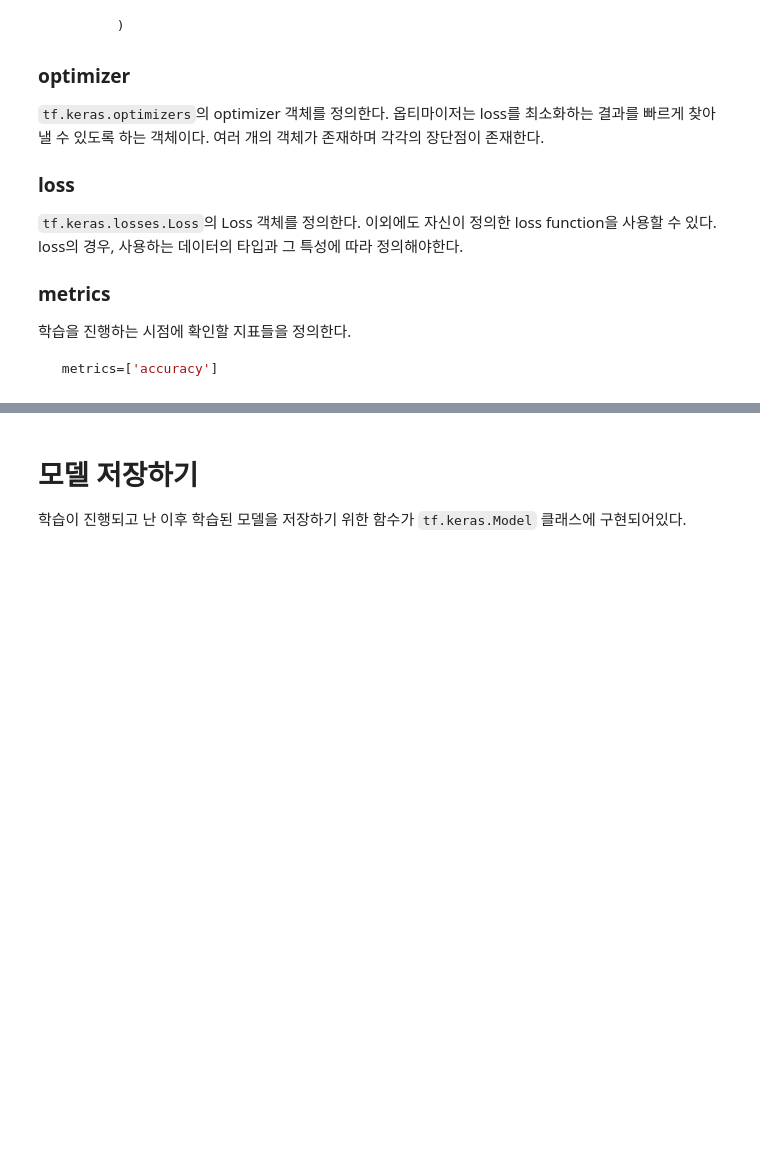
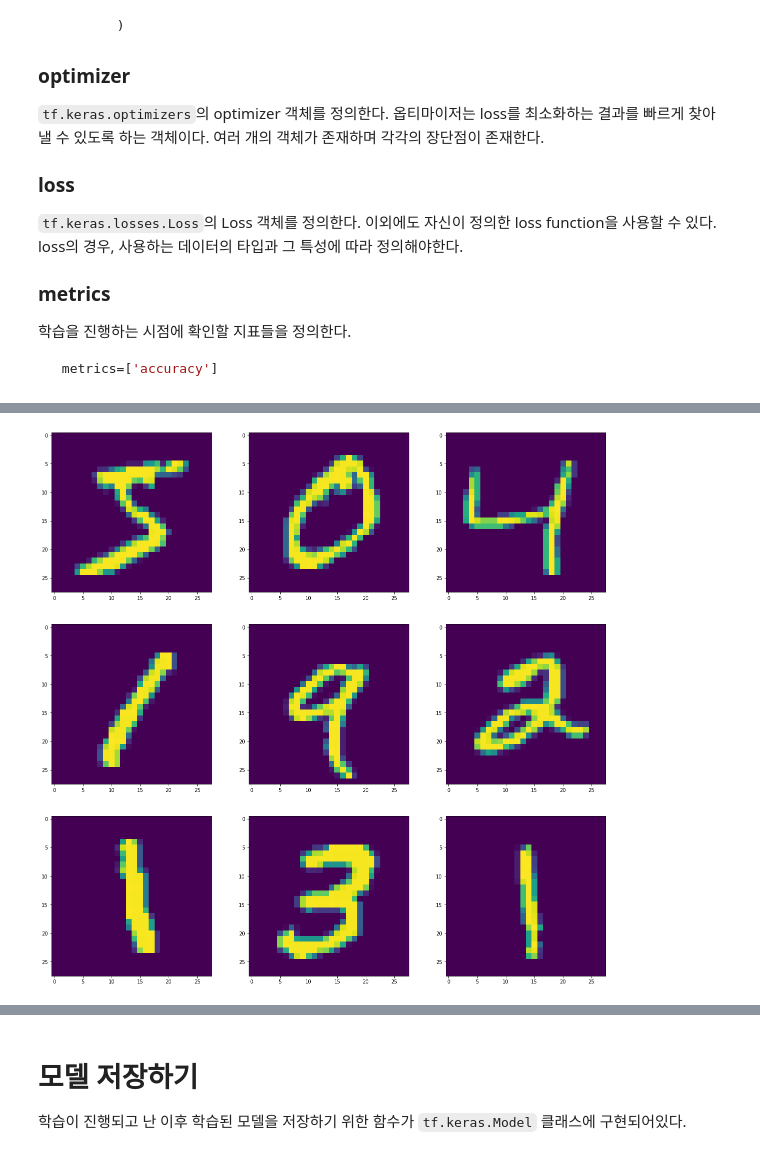
Before and after one commit to chanuuuuu/deep-learning-class, a Jupyter notebook: 2-1 Keras.ipynb, the cells around one changed output, grey strips where cells are left out. Saved outputs shown, nothing was run; the diff lists cells and outputs as text; code cells hidden in the pictures; blank space fills up the shorter version.

```diff
--- a/2-1 Keras.ipynb
+++ b/2-1 Keras.ipynb
@@ -147,0 +655,10 @@ keras를 사용하여 동일한 기능의 fully connected layer를 구현해보
+# %%
+plt.figure(figsize = (20, 20))
+
+# 1 ~ 9번째 까지의 학습 데이터를 이미지로 확인
+for i in range(9):
+
+    ax = plt.subplot(3, 3, i + 1)
+    plt.imshow(x_train[i])
+# %% [output]
+[figure, added]
```
Also changed, not shown: parts of 65 cells of this notebook, 3 other files.
